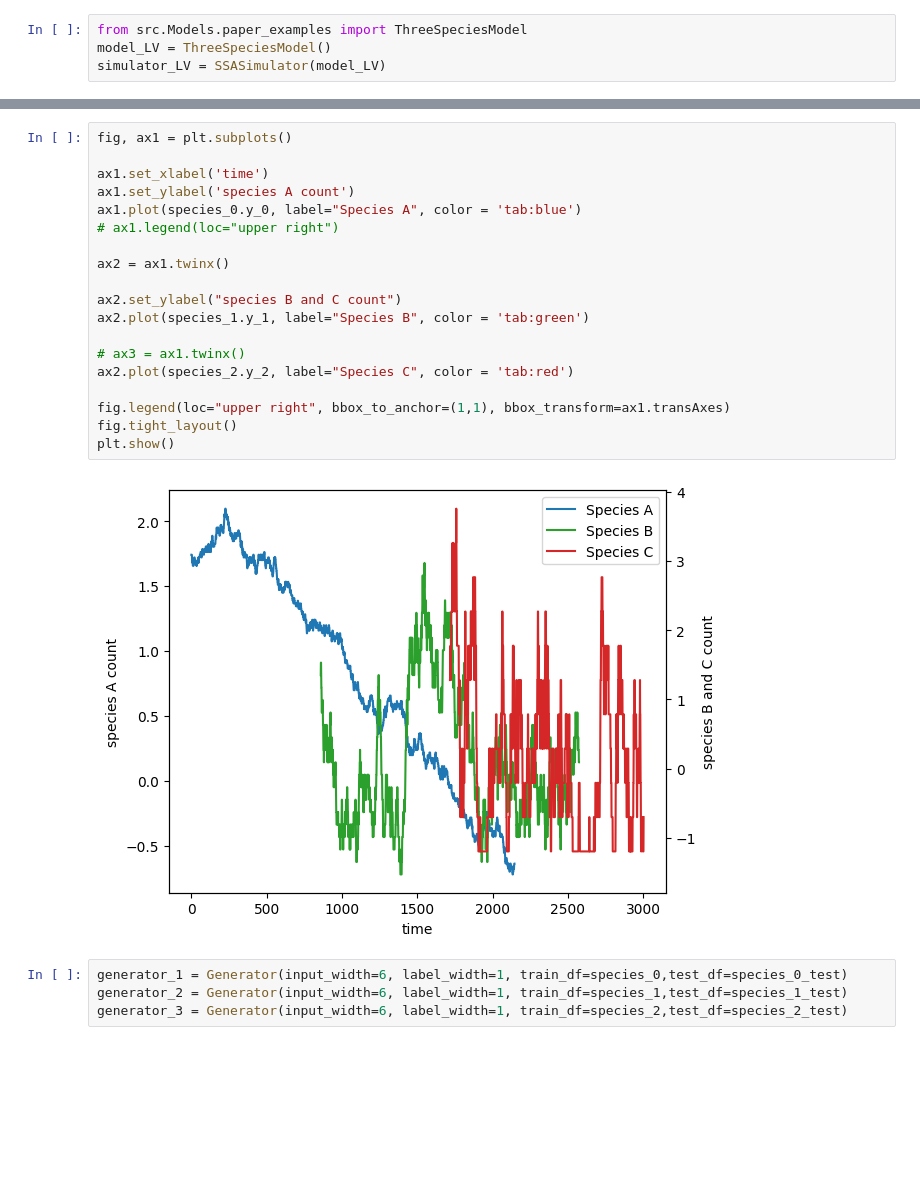
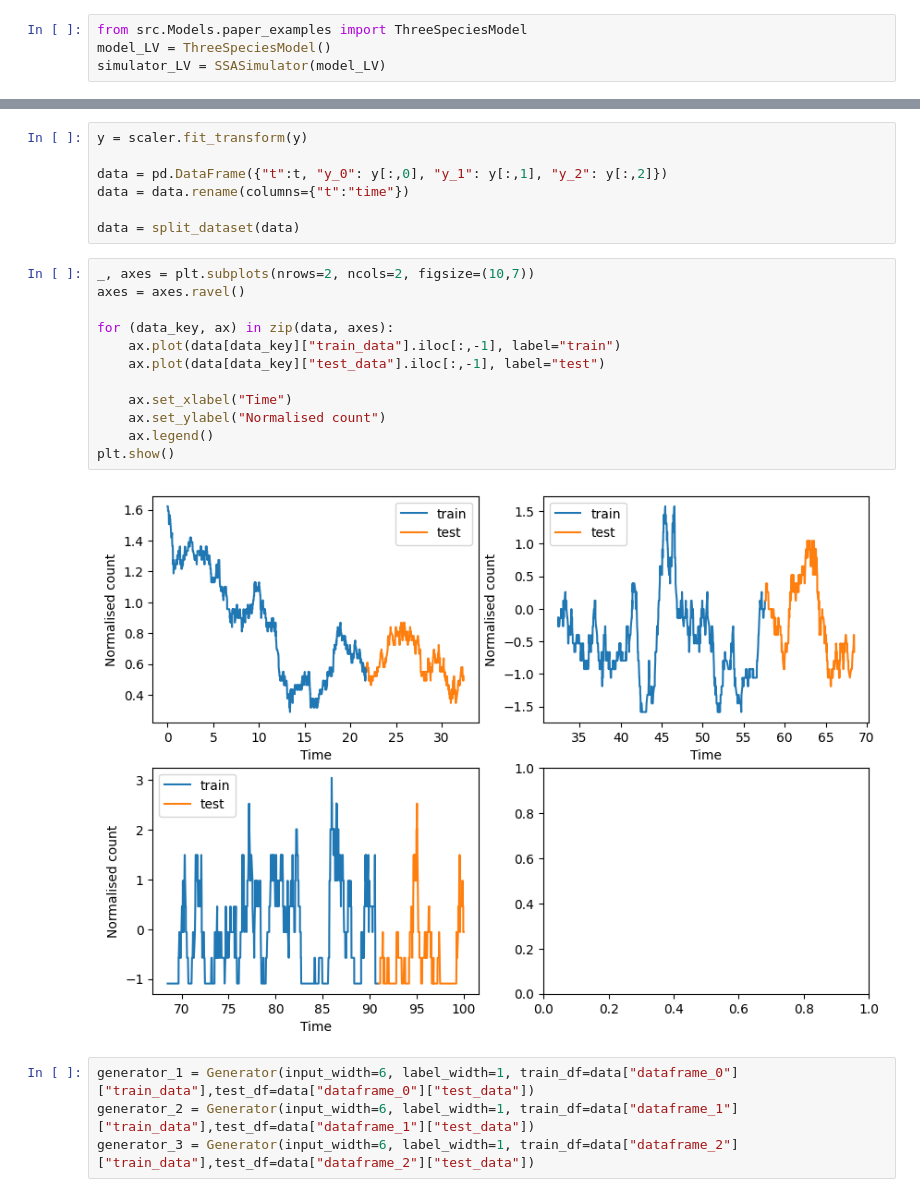
Before and after one commit to Mijan/NN-CTMC, a Jupyter notebook: Jupyter_notebooks/test_rnn_models.ipynb, the cells around one changed output, grey strips where cells are left out. Cells and saved outputs as stored; diff of their text form; blank space fills up the shorter version.

```diff
--- a/Jupyter_notebooks/test_rnn_models.ipynb
+++ b/Jupyter_notebooks/test_rnn_models.ipynb
@@ -189,28 +104,28 @@ See the caveats in the documentation: https://pandas.pydata.org/pandas-docs/stab
-# %%
-fig, ax1 = plt.subplots()
-
-ax1.set_xlabel('time')
-ax1.set_ylabel('species A count')
-ax1.plot(species_0.y_0, label="Species A", color = 'tab:blue')
-# ax1.legend(loc="upper right")
-
-ax2 = ax1.twinx()
-
-ax2.set_ylabel("species B and C count")
-ax2.plot(species_1.y_1, label="Species B", color = 'tab:green')
-
-# ax3 = ax1.twinx()
-ax2.plot(species_2.y_2, label="Species C", color = 'tab:red')
-
-fig.legend(loc="upper right", bbox_to_anchor=(1,1), bbox_transform=ax1.transAxes)
-fig.tight_layout()
-plt.show()
-# %% [output]
-[figure, removed]
+# %%
+y = scaler.fit_transform(y)
+
+data = pd.DataFrame({"t":t, "y_0": y[:,0], "y_1": y[:,1], "y_2": y[:,2]})
+data = data.rename(columns={"t":"time"})
+
+data = split_dataset(data)
+# %%
+_, axes = plt.subplots(nrows=2, ncols=2, figsize=(10,7))
+axes = axes.ravel()
+
+for (data_key, ax) in zip(data, axes):
+    ax.plot(data[data_key]["train_data"].iloc[:,-1], label="train")
+    ax.plot(data[data_key]["test_data"].iloc[:,-1], label="test")
+
+    ax.set_xlabel("Time")
+    ax.set_ylabel("Normalised count")
+    ax.legend()
+plt.show()
+# %% [output]
+[figure, added]
 # %%
-generator_1 = Generator(input_width=6, label_width=1, train_df=species_0,test_df=species_0_test)
-generator_2 = Generator(input_width=6, label_width=1, train_df=species_1,test_df=species_1_test)
-generator_3 = Generator(input_width=6, label_width=1, train_df=species_2,test_df=species_2_test)
+generator_1 = Generator(input_width=6, label_width=1, train_df=data["dataframe_0"]["train_data"],test_df=data["dataframe_0"]["test_data"])
+generator_2 = Generator(input_width=6, label_width=1, train_df=data["dataframe_1"]["train_data"],test_df=data["dataframe_1"]["test_data"])
+generator_3 = Generator(input_width=6, label_width=1, train_df=data["dataframe_2"]["train_data"],test_df=data["dataframe_2"]["test_data"])
 # %%
 model  = MultiRNNTrainer([generator_1.train_generator(),
                           generator_2.train_generator(),
```
Also changed, not shown: parts of 17 cells of this notebook, 1 other file.
